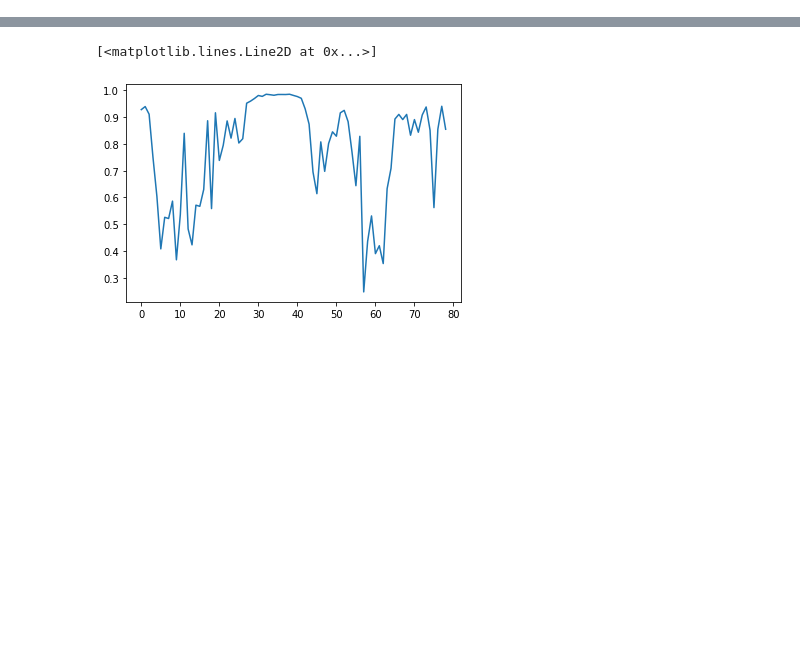
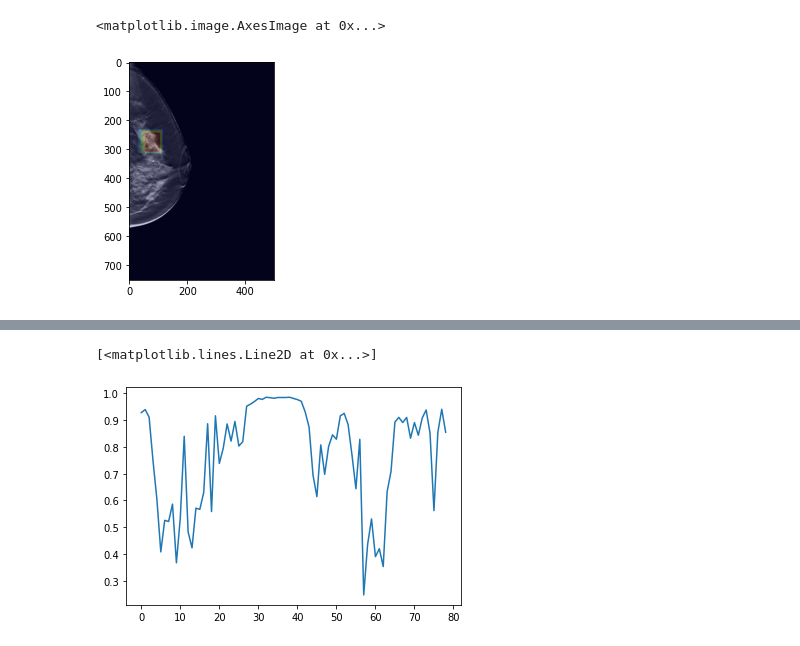
Before and after one commit to PranjalSahu/SEMISUNET, a Jupyter notebook: dbtnet.ipynb, the cells around one changed output, grey strips where cells are left out. Cells and saved outputs as stored; diff of their text form; code cells hidden in the pictures; blank space fills up the shorter version.

```diff
--- a/dbtnet.ipynb
+++ b/dbtnet.ipynb
@@ -1812,0 +2480,30 @@ File reading done  (67, 750, 500)
+# %%
+#[TEMP]
+normal_count = 0
+up_90_count  = 0
+
+df = pd.read_csv(basepath+"BCS-DBT-labels-train.csv")
+for i in range(len(df)):
+    if df.iloc[i].Normal == 1:
+        normal_count = normal_count+1
+
+        PatientID  = df.iloc[i].PatientID
+        StudyUID   = df.iloc[i].StudyUID
+        view_name  = df.iloc[i].View
+        case_index = i
+
+        all_target = pickle.load(open('/media/drilnvm/ubuntudata2/DBTEx_results25_validation/'+PatientID+'_'+StudyUID+'_'+view_name+'_target_'+str(case_index)+'.data', 'rb'))
+        all_scores = pickle.load(open('/media/drilnvm/ubuntudata2/DBTEx_results25_validation/'+PatientID+'_'+StudyUID+'_'+view_name+'_score_'+str(case_index)+'.data', 'rb'))
+
+        up_90 = []
+        for ik, k in enumerate(all_scores):
+            if len(k) > 0 and k[0] > 0.9:
+                up_90.append((ik, k[0]))
+        #if len(up_90):
+        #    print(up_90)
+        up_90_count = up_90_count+len(up_90)
+        if len(up_90) > 0:
+            print(i, df.iloc[i].PatientID, df.iloc[i].StudyUID, df.iloc[i].View, df.iloc[i].Normal, len(up_90))
+        #print(len(all_target), len(all_scores))
+
+print('Normal count is ', normal_count, up_90_count)
@@ -1922,0 +2852,8 @@ Total Prediction  1400
+# %%
+index = 32
+plt.imshow(vol[index].astype('float32'), cmap='gray')
+plt.imshow(prob_map[index].astype('float32'), alpha=0.2, cmap='jet')
+#plt.hist(prob_map.flatten())
+# %% [output]
+<matplotlib.image.AxesImage at 0x...>
+[figure, added]
```
Also changed, not shown: parts of 29 cells of this notebook.
